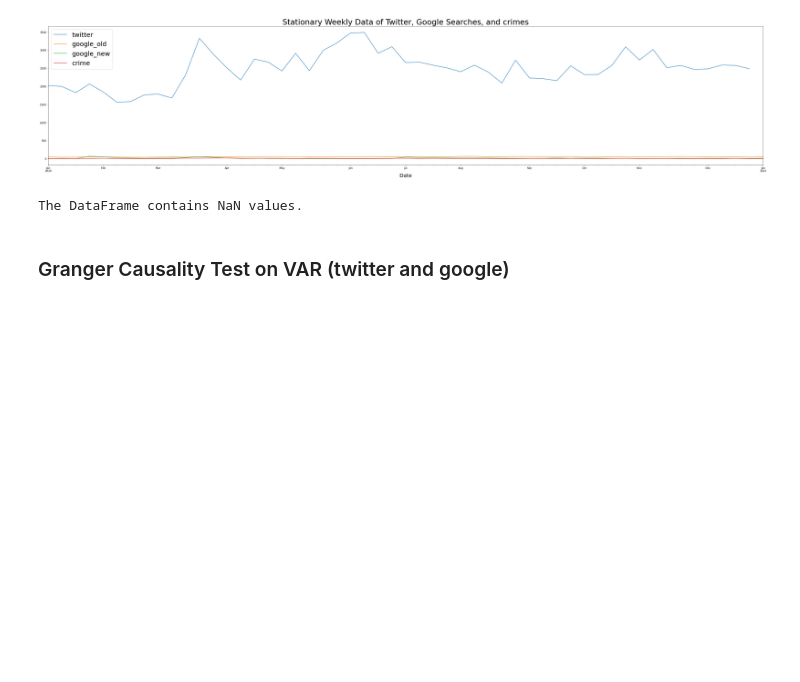
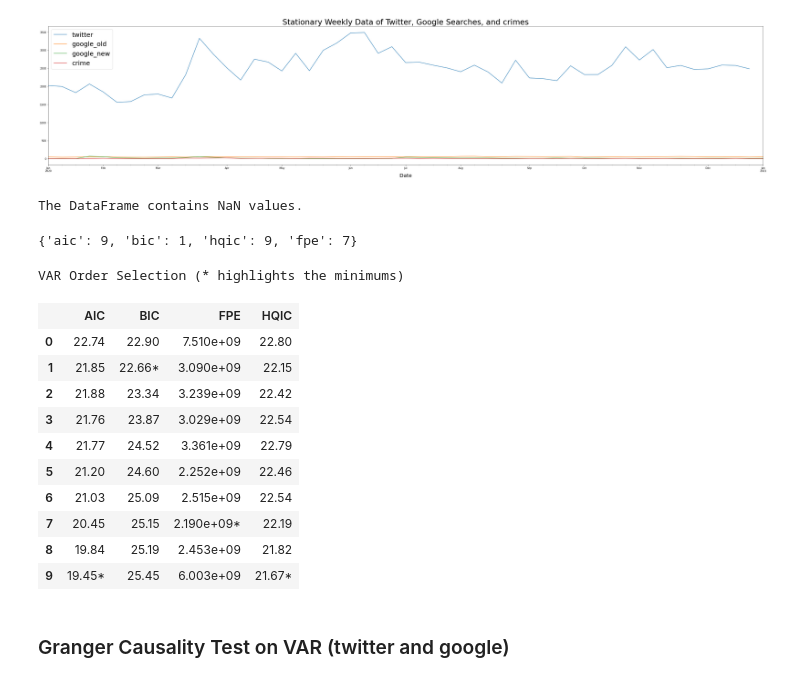
Before and after one commit to macs30200-s23/replication-materials-yuzhouw313, a Jupyter notebook: granger_causality.ipynb, the cells around one changed output. Saved outputs shown, nothing was run; the diff lists cells and outputs as text; code cells hidden in the pictures; blank space fills up the shorter version.

```diff
--- a/granger_causality.ipynb
+++ b/granger_causality.ipynb
@@ -350,4 +375,25 @@ else:
 The DataFrame contains NaN values.
 # %%
 weekly_data = weekly_data.fillna(weekly_data.mean())
+# %%
+model2 = VAR(weekly_data)
+optimal_order2 = model2.select_order()
+print(optimal_order2.selected_orders)
+# %% [output]
+{'aic': 9, 'bic': 1, 'hqic': 9, 'fpe': 7}
+# %%
+optimal_order2.summary()
+# %% [output]
+VAR Order Selection (* highlights the minimums)
+|  | AIC | BIC | FPE | HQIC |
+| 0 | 22.74 | 22.90 | 7.510e+09 | 22.80 |
+| 1 | 21.85 | 22.66* | 3.090e+09 | 22.15 |
+| 2 | 21.88 | 23.34 | 3.239e+09 | 22.42 |
+| 3 | 21.76 | 23.87 | 3.029e+09 | 22.54 |
+| 4 | 21.77 | 24.52 | 3.361e+09 | 22.79 |
+| 5 | 21.20 | 24.60 | 2.252e+09 | 22.46 |
+| 6 | 21.03 | 25.09 | 2.515e+09 | 22.54 |
+| 7 | 20.45 | 25.15 | 2.190e+09* | 22.19 |
+| 8 | 19.84 | 25.19 | 2.453e+09 | 21.82 |
+| 9 | 19.45* | 25.45 | 6.003e+09 | 21.67* |
 # %%
```
Also changed, not shown: parts of 6 cells of this notebook, 2 other files.
